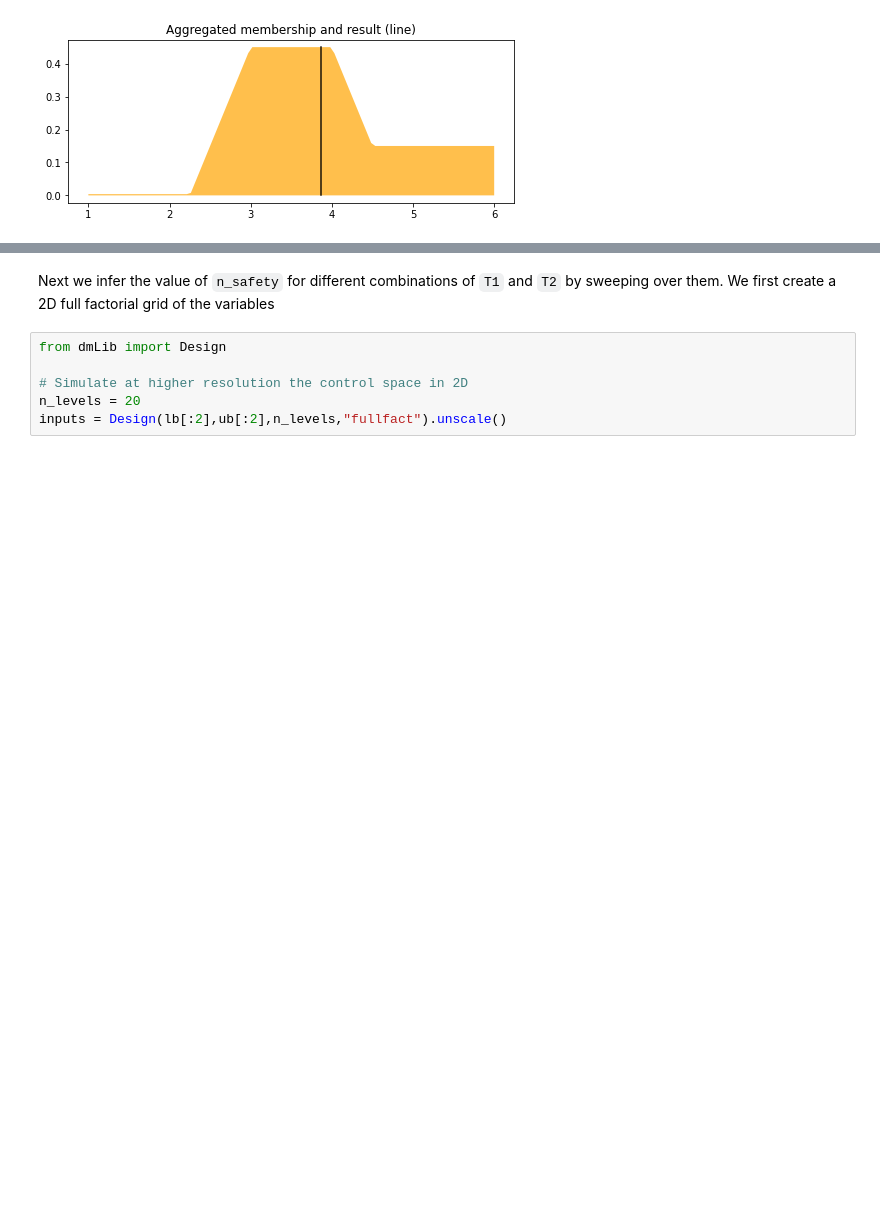
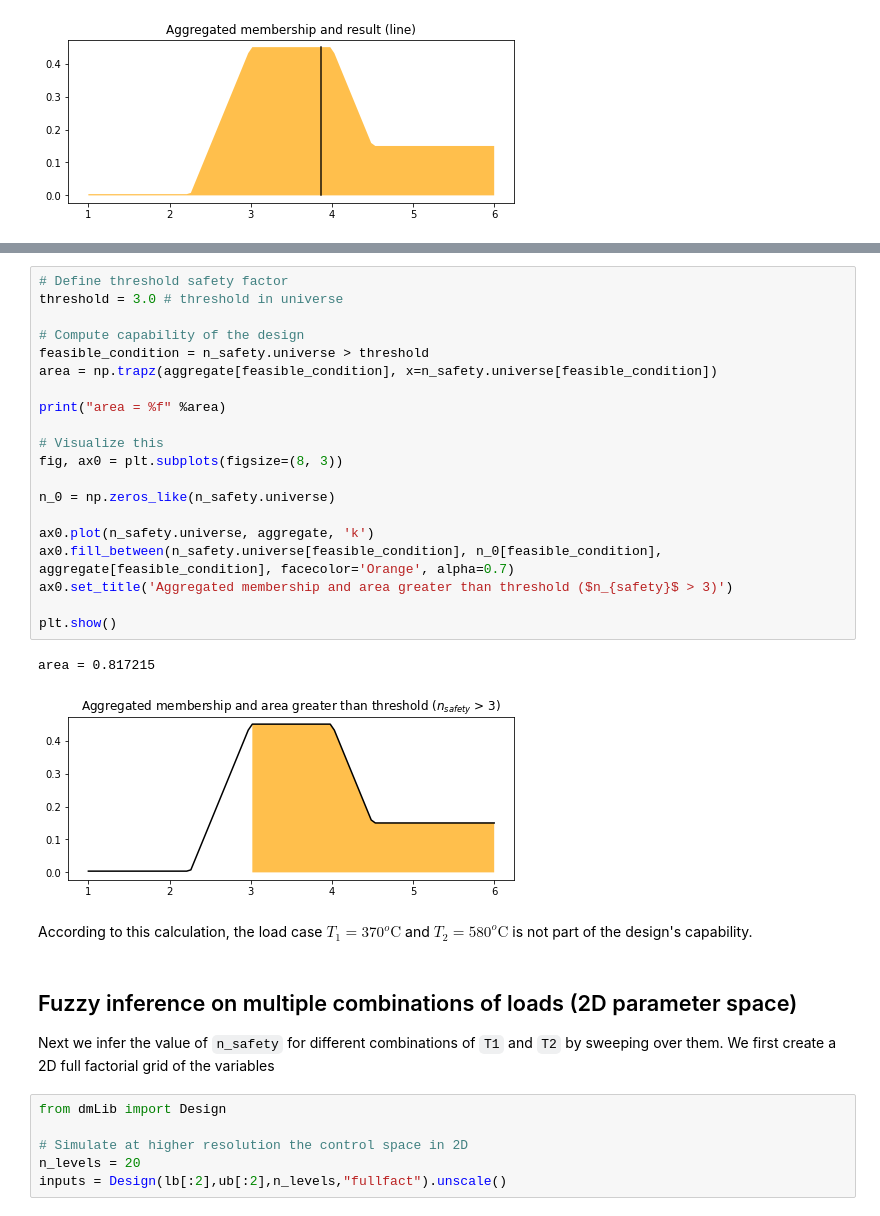
Before and after one commit to sed-group/mvmlib, a Jupyter notebook: docs/source/notebooks/TRS_example.ipynb, the cells around one changed output, grey strips where cells are left out. Saved outputs shown, nothing was run; the diff lists cells and outputs as text; blank space fills up the shorter version.

```diff
--- a/docs/source/notebooks/TRS_example.ipynb
+++ b/docs/source/notebooks/TRS_example.ipynb
@@ -137,4 +153,31 @@ plt.show()
+# %%
+# Define threshold safety factor
+threshold = 3.0 # threshold in universe
+
+# Compute capability of the design
+feasible_condition = n_safety.universe > threshold
+area = np.trapz(aggregate[feasible_condition], x=n_safety.universe[feasible_condition])
+
+print("area = %f" %area)
+
+# Visualize this
+fig, ax0 = plt.subplots(figsize=(8, 3))
+
+n_0 = np.zeros_like(n_safety.universe)
+
+ax0.plot(n_safety.universe, aggregate, 'k')
+ax0.fill_between(n_safety.universe[feasible_condition], n_0[feasible_condition], aggregate[feasible_condition], facecolor='Orange', alpha=0.7)
+ax0.set_title('Aggregated membership and area greater than threshold ($n_{safety}$ > 3)')
+
+plt.show()
+# %% [output]
+area = 0.817215
+[figure, added]
+# %% [markdown]
+According to this calculation, the load case $T_1 = 370^o{\text{C}}$ and $T_2 = 580^o{\text{C}}$ is not part of the design's capability.
 # %% [markdown]
+## Fuzzy inference on multiple combinations of loads (2D parameter space)
+
 Next we infer the value of ``n_safety`` for different combinations of ``T1`` and ``T2`` by sweeping over them. We first create a 2D full factorial grid of the variables
 # %%
 from dmLib import Design
```
Also changed, not shown: parts of 3 cells of this notebook, 4 other files.
